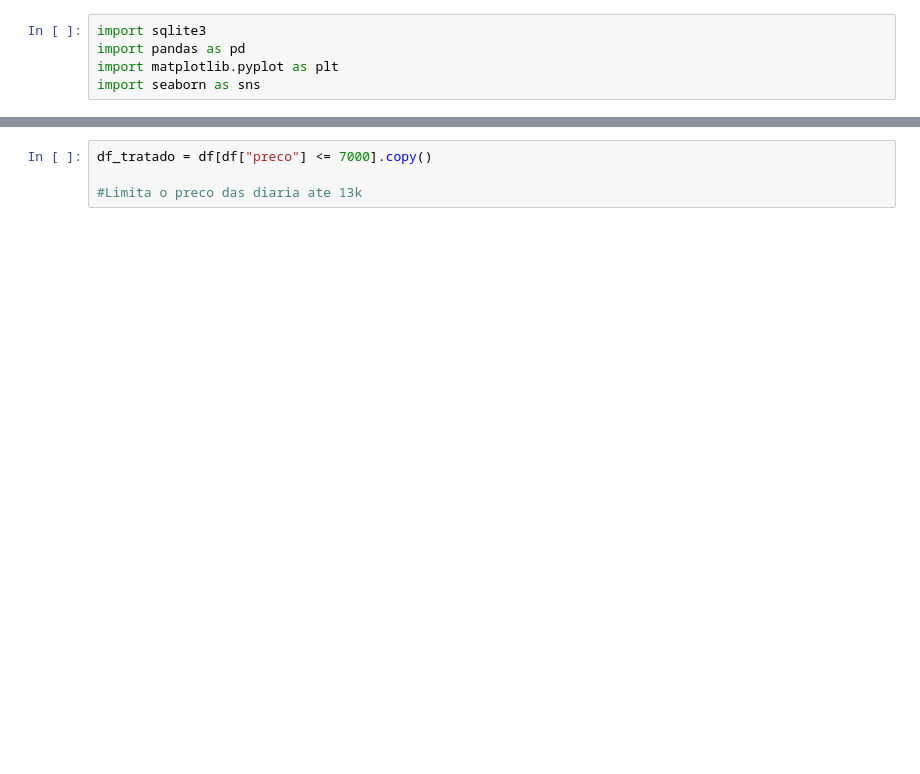
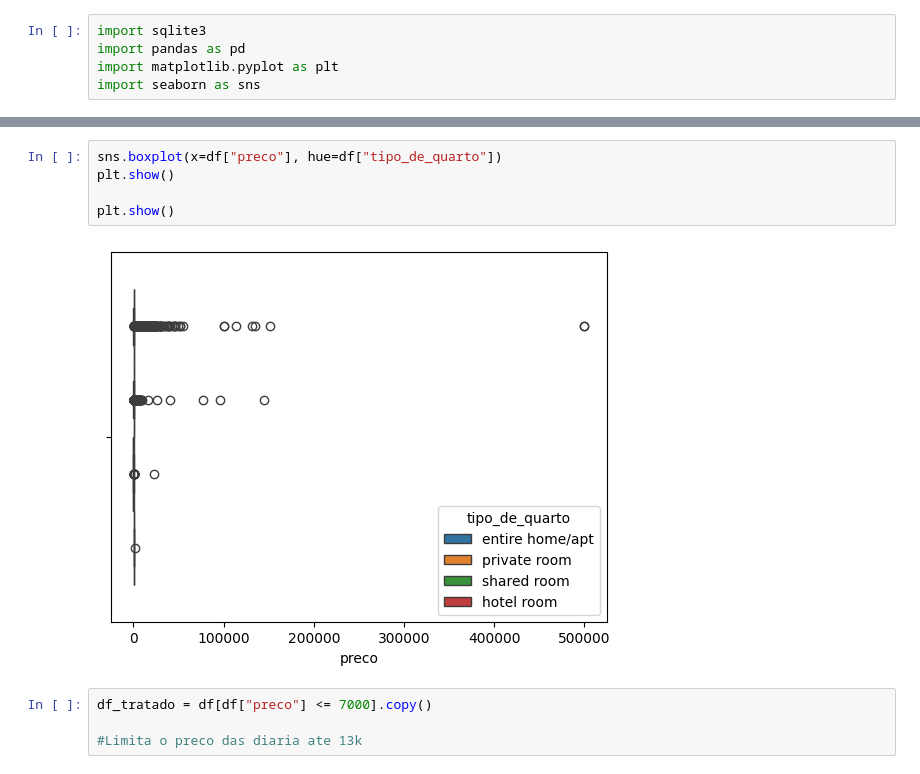
Before and after one commit to anacamorims/projeto-academy, a Jupyter notebook: extra-trees.ipynb, the cells around one changed output, grey strips where cells are left out. Saved outputs shown, nothing was run; the diff lists cells and outputs as text; blank space fills up the shorter version.

```diff
--- a/extra-trees.ipynb
+++ b/extra-trees.ipynb
@@ -89,3 +102,10 @@ print(df["preco"].quantile([0.90, 0.95, 0.99, 1.0]))
+# %%
+sns.boxplot(x=df["preco"], hue=df["tipo_de_quarto"])
+plt.show()
+
+plt.show()
+# %% [output]
+[figure, added]
 # %%
 df_tratado = df[df["preco"] <= 7000].copy()
 
```
Also changed, not shown: parts of 70 cells of this notebook, 1 other file.
